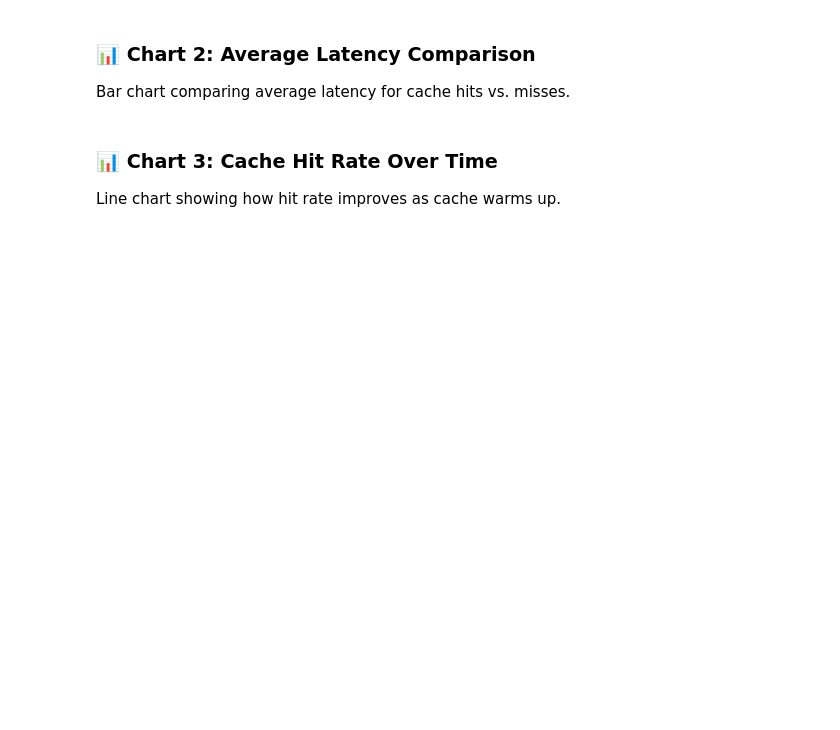
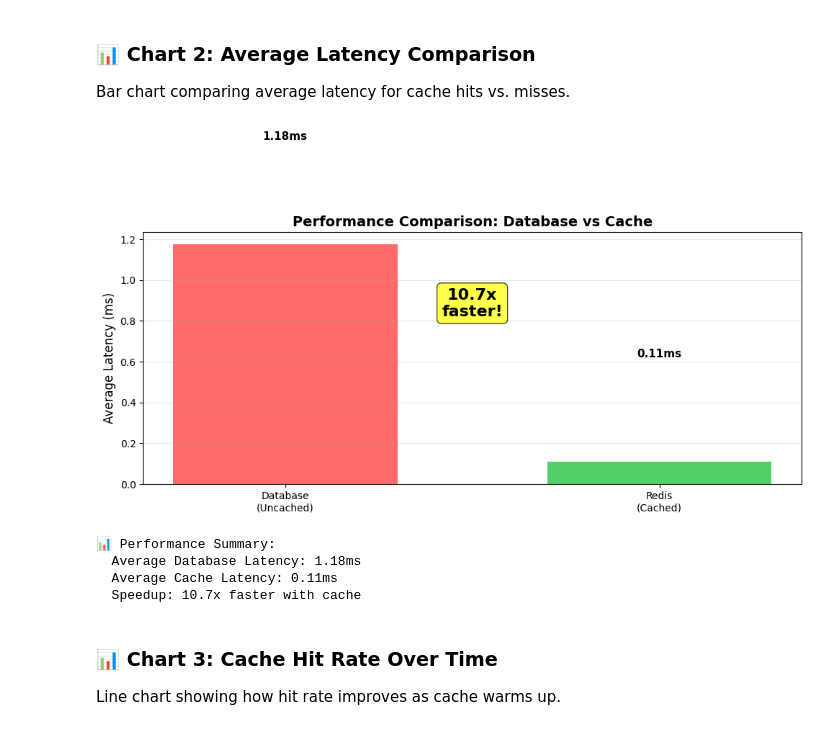
Before and after one commit to tfindelkind-redis/redis-workshops, a Jupyter notebook: workshops/deploy-redis-for-developers-amr/module-08-implement-caching-lab/implement-caching-lab.ipynb, the cells around one changed output. Cells and saved outputs as stored; diff of their text form; code cells hidden in the pictures; blank space fills up the shorter version.

```diff
--- a/workshops/deploy-redis-for-developers-amr/module-08-implement-caching-lab/implement-caching-lab.ipynb
+++ b/workshops/deploy-redis-for-developers-amr/module-08-implement-caching-lab/implement-caching-lab.ipynb
@@ -676,34 +899,41 @@ plt.figure(figsize=(10, 6))
 bars = plt.bar(
     ['Database\n(Uncached)', 'Redis\n(Cached)'],
     [avg_uncached, avg_cached],
     color=['#ff6b6b', '#51cf66'],
     width=0.6
 )
 
 plt.ylabel('Average Latency (ms)', fontsize=12)
-plt.title('Performance Comparison: Database vs Cache', fontsize=14, fontweight='bold')
+plt.title('Performance Comparison: Database vs Cache',
+          fontsize=14, fontweight='bold')
 plt.grid(True, alpha=0.3, axis='y')
 
 # Add value labels on bars
 for i, (bar, value) in enumerate(zip(bars, [avg_uncached, avg_cached])):
     plt.text(bar.get_x() + bar.get_width()/2, value + 0.5,
              f'{value:.2f}ms',
              ha='center', va='bottom', fontweight='bold', fontsize=11)
 
 # Add speedup annotation
 speedup = avg_uncached / avg_cached
 plt.text(0.5, max(avg_uncached, avg_cached) * 0.7,
          f'{speedup:.1f}x\nfaster!',
          ha='center', fontsize=16, fontweight='bold',
          bbox=dict(boxstyle='round', facecolor='yellow', alpha=0.7))
 
 plt.tight_layout()
 plt.show()
 
 print(f"\n📊 Performance Summary:")
 print(f"  Average Database Latency: {avg_uncached:.2f}ms")
 print(f"  Average Cache Latency: {avg_cached:.2f}ms")
 print(f"  Speedup: {speedup:.1f}x faster with cache")
+# %% [output]
+[figure, added]
+📊 Performance Summary:
+  Average Database Latency: 1.18ms
+  Average Cache Latency: 0.11ms
+  Speedup: 10.7x faster with cache
 # %% [markdown]
 ### 📊 Chart 3: Cache Hit Rate Over Time
 
```
Also changed, not shown: parts of 23 cells of this notebook, 10 other files.
